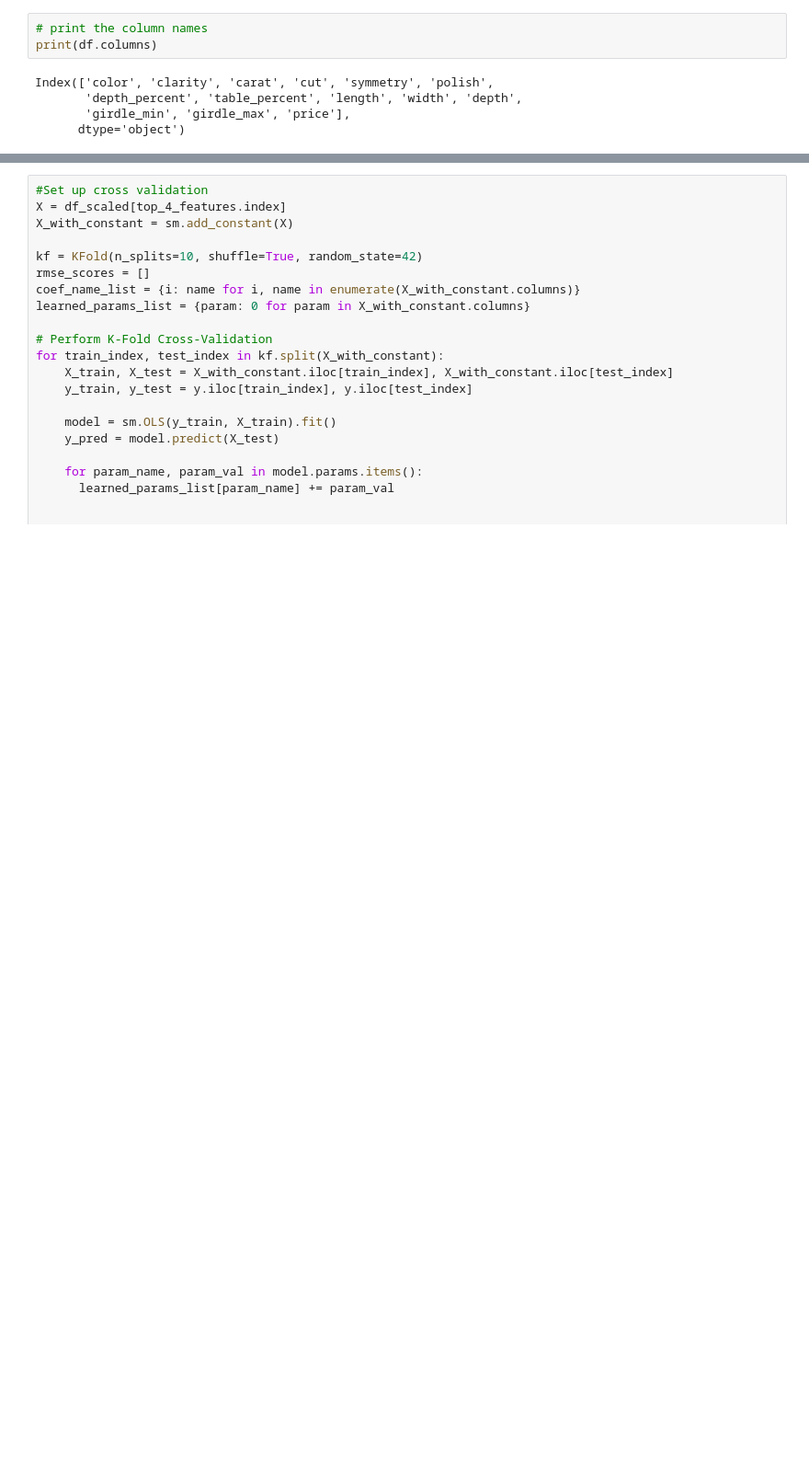
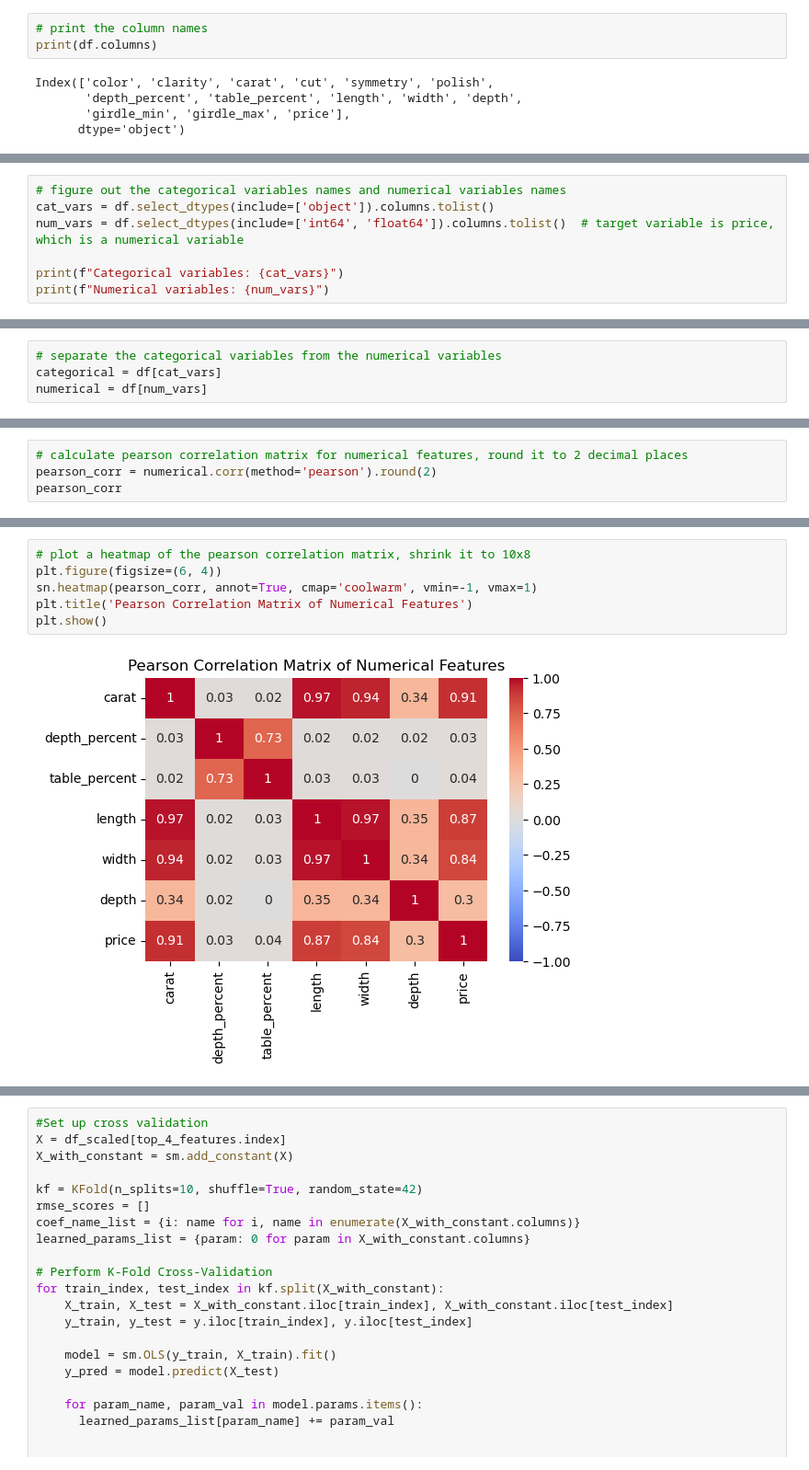
Before and after one commit to godlikeS97/ece219project4, a Jupyter notebook: Diamond_Analysis/Diamond_Analysis.ipynb, the cells around one changed output, grey strips where cells are left out. Shown at 92% size. Saved outputs shown, nothing was run; the diff lists cells and outputs as text; blank space fills up the shorter version.

```diff
--- a/Diamond_Analysis/Diamond_Analysis.ipynb
+++ b/Diamond_Analysis/Diamond_Analysis.ipynb
@@ -230,0 +81,7 @@ dtype: float64
+# %%
+# figure out the categorical variables names and numerical variables names
+cat_vars = df.select_dtypes(include=['object']).columns.tolist()
+num_vars = df.select_dtypes(include=['int64', 'float64']).columns.tolist()  # target variable is price, which is a numerical variable
+
+print(f"Categorical variables: {cat_vars}")
+print(f"Numerical variables: {num_vars}")
@@ -230,0 +91,4 @@ dtype: float64
+# %%
+# separate the categorical variables from the numerical variables
+categorical = df[cat_vars]
+numerical = df[num_vars]
@@ -230,0 +203,4 @@ dtype: float64
+# %%
+# calculate pearson correlation matrix for numerical features, round it to 2 decimal places
+pearson_corr = numerical.corr(method='pearson').round(2)
+pearson_corr
@@ -230,0 +216,8 @@ dtype: float64
+# %%
+# plot a heatmap of the pearson correlation matrix, shrink it to 10x8
+plt.figure(figsize=(6, 4))
+sn.heatmap(pearson_corr, annot=True, cmap='coolwarm', vmin=-1, vmax=1)
+plt.title('Pearson Correlation Matrix of Numerical Features')
+plt.show()
+# %% [output]
+[figure, added]
```
Also changed, not shown: parts of 76 cells of this notebook, 5 other files.
